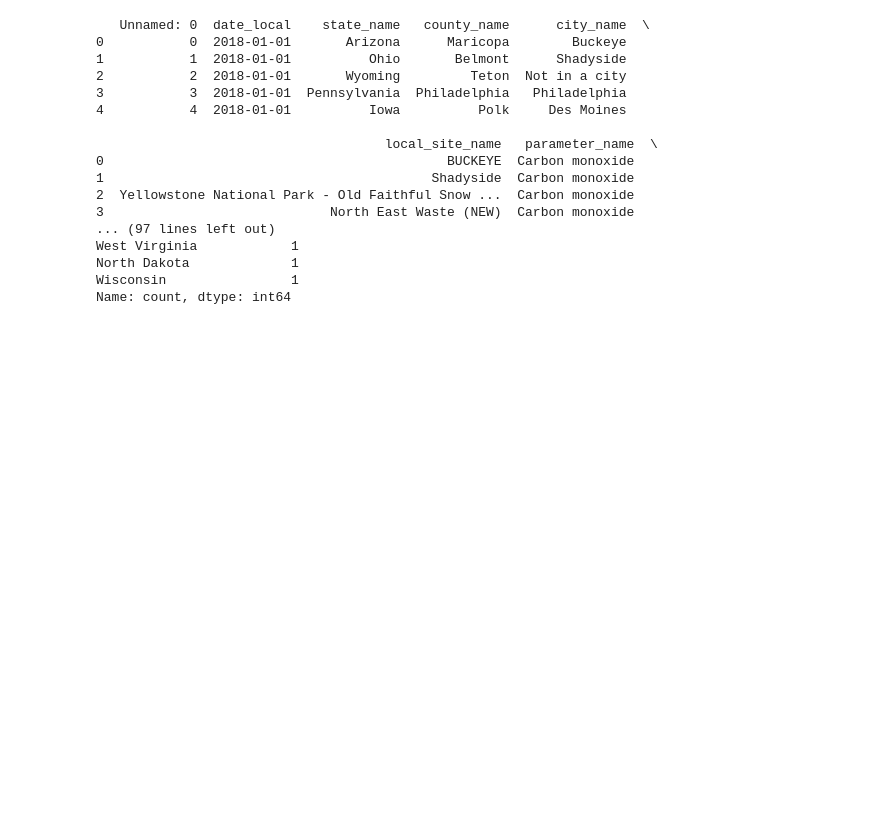
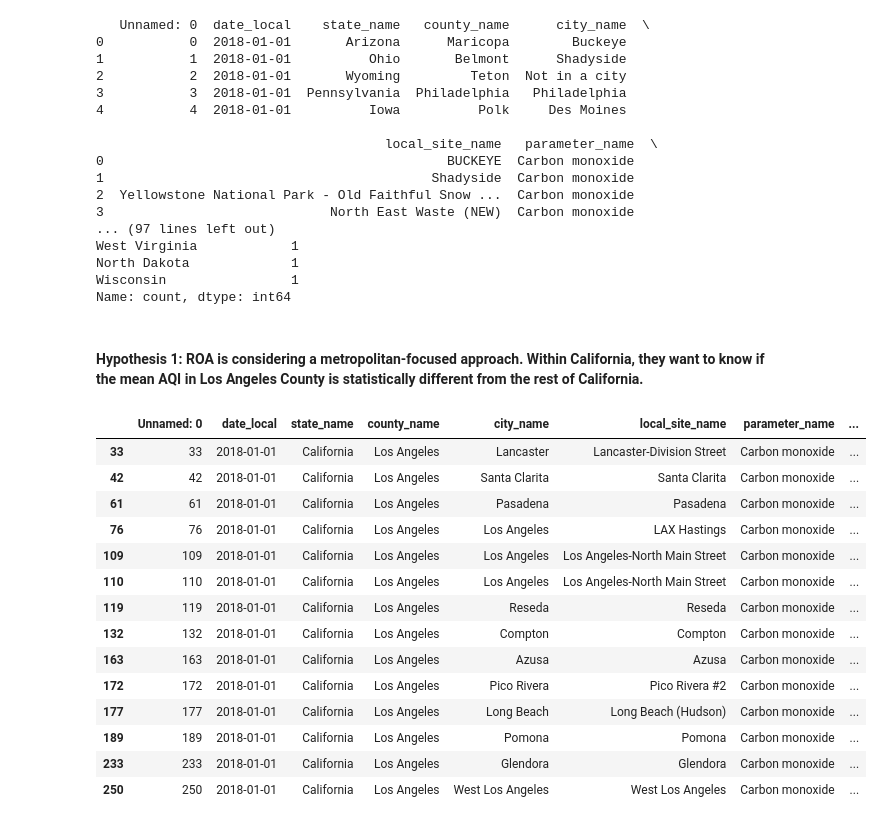
Before and after one commit to yildizramazan/statistics-and-probability-in-data-science, a Jupyter notebook: module-5/hypothesis-testing-2.ipynb, the cells around one changed output. Saved outputs shown, nothing was run; the diff lists cells and outputs as text; code cells hidden in the pictures; blank space fills up the shorter version.

```diff
--- a/module-5/hypothesis-testing-2.ipynb
+++ b/module-5/hypothesis-testing-2.ipynb
@@ -35,3 +41,24 @@ West Virginia            1
 North Dakota             1
 Wisconsin                1
 Name: count, dtype: int64
+# %% [markdown]
+#### Hypothesis 1: ROA is considering a metropolitan-focused approach. Within California, they want to know if the mean AQI in Los Angeles County is statistically different from the rest of California.
+# %%
+ca_la = aqi[(aqi['county_name'] == 'Los Angeles')]
+ca_la
+# %% [output]
+|  | Unnamed: 0 | date_local | state_name | county_name | city_name | local_site_name | parameter_name | ... |
+| 33 | 33 | 2018-01-01 | California | Los Angeles | Lancaster | Lancaster-Division Street | Carbon monoxide | ... |
+| 42 | 42 | 2018-01-01 | California | Los Angeles | Santa Clarita | Santa Clarita | Carbon monoxide | ... |
+| 61 | 61 | 2018-01-01 | California | Los Angeles | Pasadena | Pasadena | Carbon monoxide | ... |
+| 76 | 76 | 2018-01-01 | California | Los Angeles | Los Angeles | LAX Hastings | Carbon monoxide | ... |
+| 109 | 109 | 2018-01-01 | California | Los Angeles | Los Angeles | Los Angeles-North Main Street | Carbon monoxide | ... |
+| 110 | 110 | 2018-01-01 | California | Los Angeles | Los Angeles | Los Angeles-North Main Street | Carbon monoxide | ... |
+| 119 | 119 | 2018-01-01 | California | Los Angeles | Reseda | Reseda | Carbon monoxide | ... |
+| 132 | 132 | 2018-01-01 | California | Los Angeles | Compton | Compton | Carbon monoxide | ... |
+| 163 | 163 | 2018-01-01 | California | Los Angeles | Azusa | Azusa | Carbon monoxide | ... |
+| 172 | 172 | 2018-01-01 | California | Los Angeles | Pico Rivera | Pico Rivera #2 | Carbon monoxide | ... |
+| 177 | 177 | 2018-01-01 | California | Los Angeles | Long Beach | Long Beach (Hudson) | Carbon monoxide | ... |
+| 189 | 189 | 2018-01-01 | California | Los Angeles | Pomona | Pomona | Carbon monoxide | ... |
+| 233 | 233 | 2018-01-01 | California | Los Angeles | Glendora | Glendora | Carbon monoxide | ... |
+| 250 | 250 | 2018-01-01 | California | Los Angeles | West Los Angeles | West Los Angeles | Carbon monoxide | ... |
```
Also changed, not shown: parts of 17 cells of this notebook.
